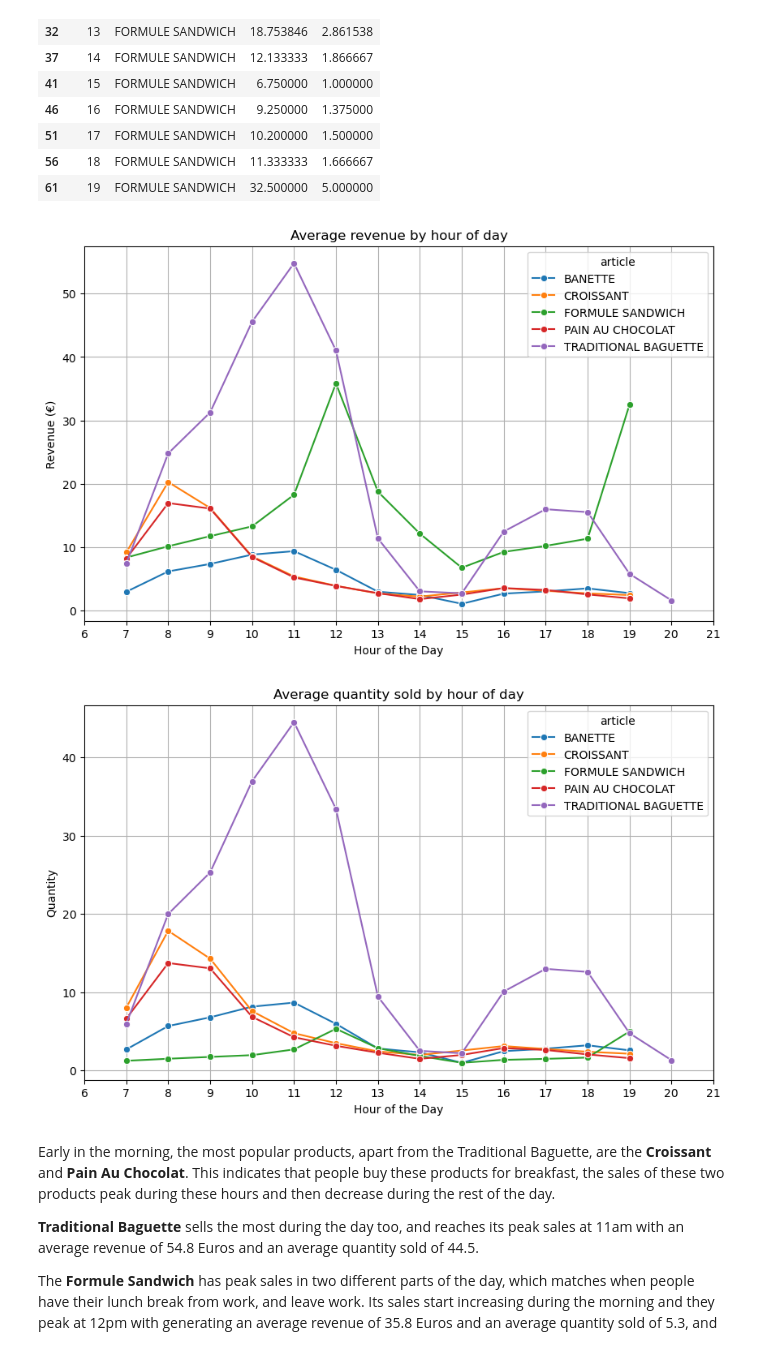
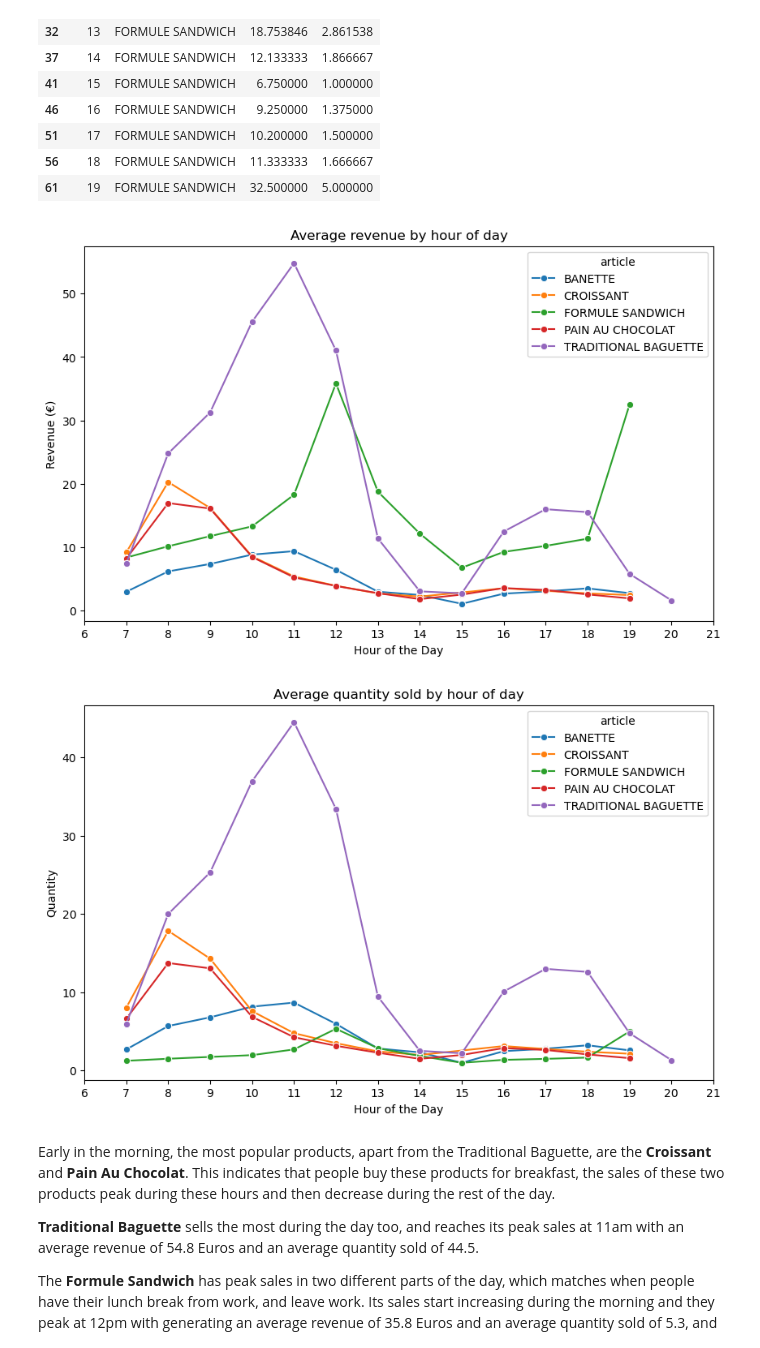
Before and after one commit to fedemaximovicz/BakerySales, a Jupyter notebook: bakery_sales.ipynb, the cells around one changed output. Cells and saved outputs as stored; diff of their text form; code cells hidden in the pictures.

```diff
--- a/bakery_sales.ipynb
+++ b/bakery_sales.ipynb
@@ -1074,21 +1073,19 @@ plt.title('Average revenue by hour of day')
 plt.xlabel('Hour of the Day')
 plt.ylabel('Revenue (€)')
 plt.xticks(range(6, 22))
-plt.grid(True)
 plt.show()
 # %% [output]
-[figure, old version]
+[figure, new version]
 # %%
 plt.figure(figsize=(10, 6))
 sns.lineplot(data=products_avg_sales_hour, x='hour', y='quantity', marker='o', hue='article')
 plt.title('Average quantity sold by hour of day')
 plt.xlabel('Hour of the Day')
 plt.ylabel('Quantity')
 plt.xticks(range(6, 22))
-plt.grid(True)
 plt.show()
 # %% [output]
-[figure, old version]
+[figure, new version]
 # %% [markdown]
 Early in the morning, the most popular products, apart from the Traditional Baguette, are the **Croissant** and **Pain Au Chocolat**. This indicates that people buy these products for breakfast, the sales of these two products peak during these hours and then decrease during the rest of the day.
 
```
Also changed, not shown: parts of 3 cells of this notebook, 2 other files.
